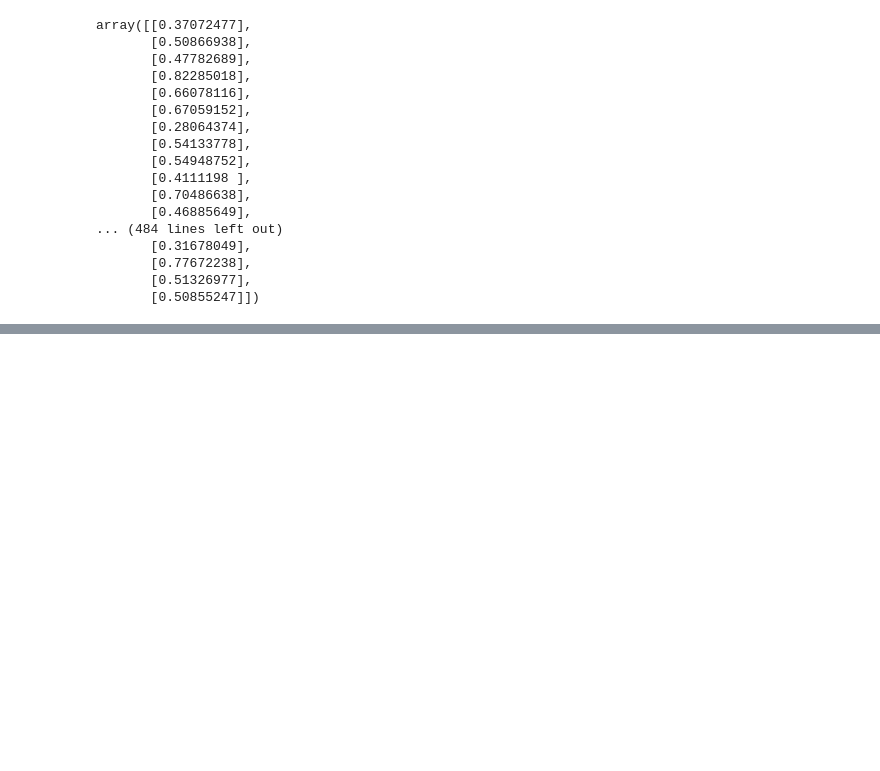
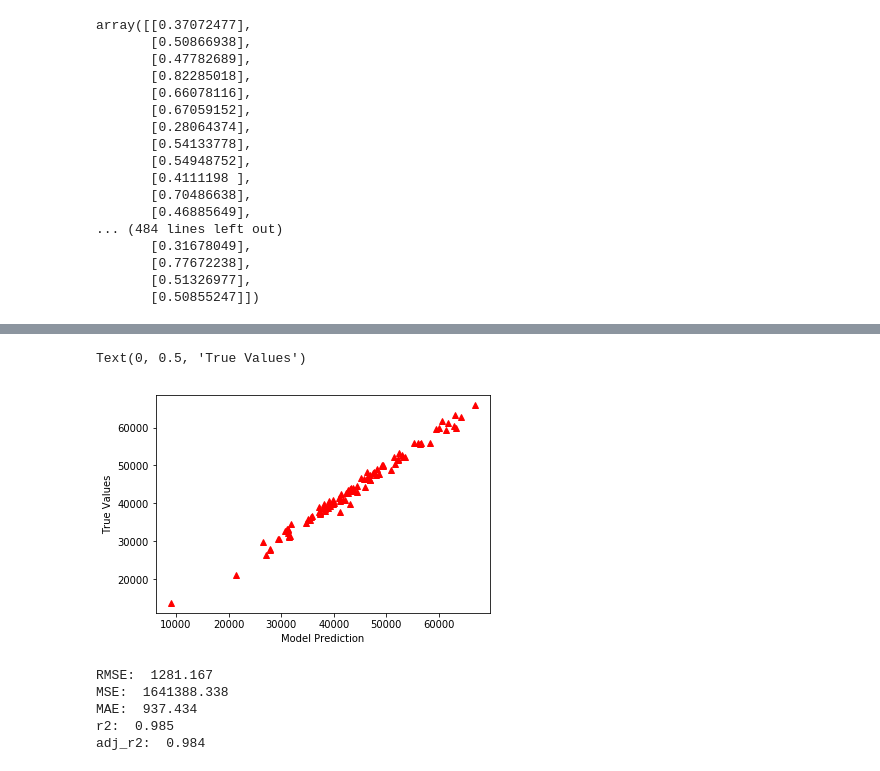
Before and after one commit to sagecodes/car-sales-prediction-ANN, a Jupyter notebook: car_sales.ipynb, the cells around one changed output, grey strips where cells are left out. Cells and saved outputs as stored; diff of their text form; code cells hidden in the pictures; blank space fills up the shorter version.

```diff
--- a/car_sales.ipynb
+++ b/car_sales.ipynb
@@ -148,0 +252,13 @@ array([[0.37072477],
+# %%
+# Get no scaled data
+y_pred_orginal = scaler.inverse_transform(y_pred)
+y_test_orginal = scaler.inverse_transform(y_test)
+# %%
+plt.plot(y_test_orginal, y_pred_orginal, "^", color='r')
+plt.xlabel('Model Prediction')
+plt.ylabel('True Values')
+# plt.xlim(0,5000000)
+# plt.ylim(0,3000000)
+# %% [output]
+Text(0, 0.5, 'True Values')
+[figure, added]
@@ -148,0 +281,13 @@ array([[0.37072477],
+# %%
+print('RMSE: ', RMSE)
+print('MSE: ', MSE)
+print('MAE: ', MAE)
+print('r2: ', r2)
+print('adj_r2: ', adj_r2)
+# print('MAPE: ', MAPE)
+# %% [output]
+RMSE:  1281.167
+MSE:  1641388.338
+MAE:  937.434
+r2:  0.985
+adj_r2:  0.984
```
Also changed, not shown: parts of 15 cells of this notebook.
